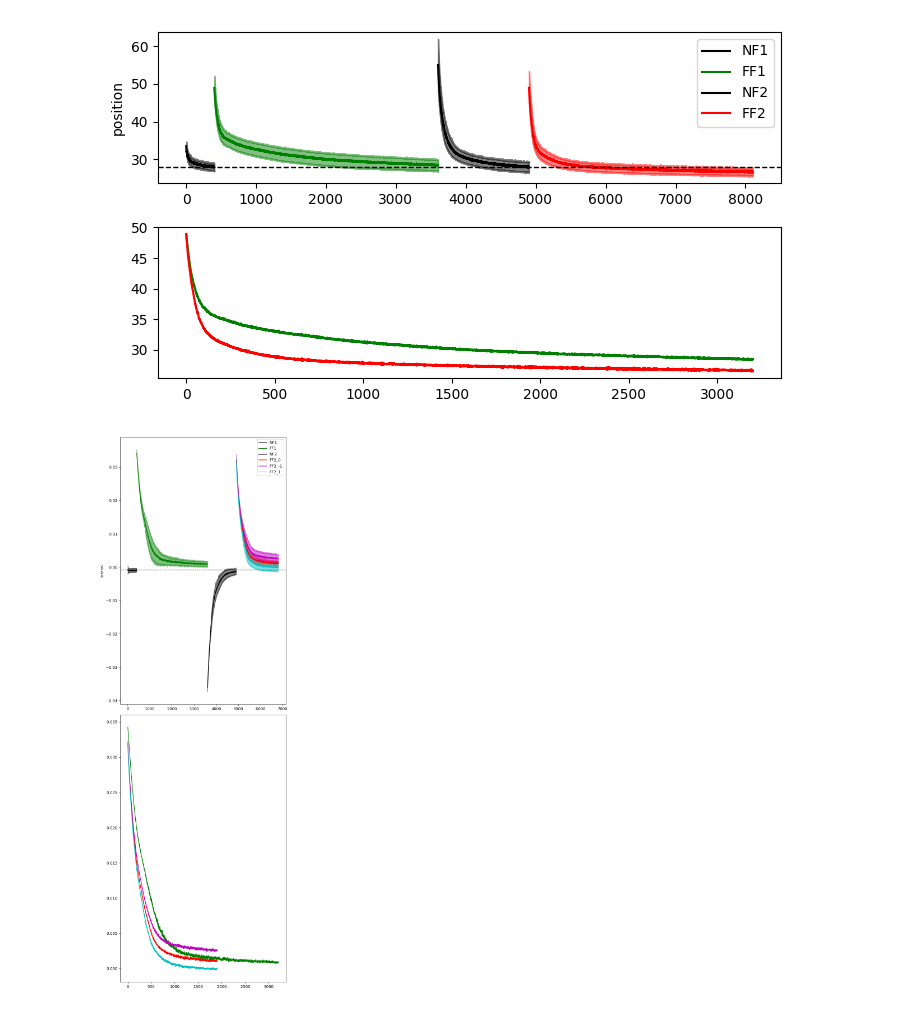
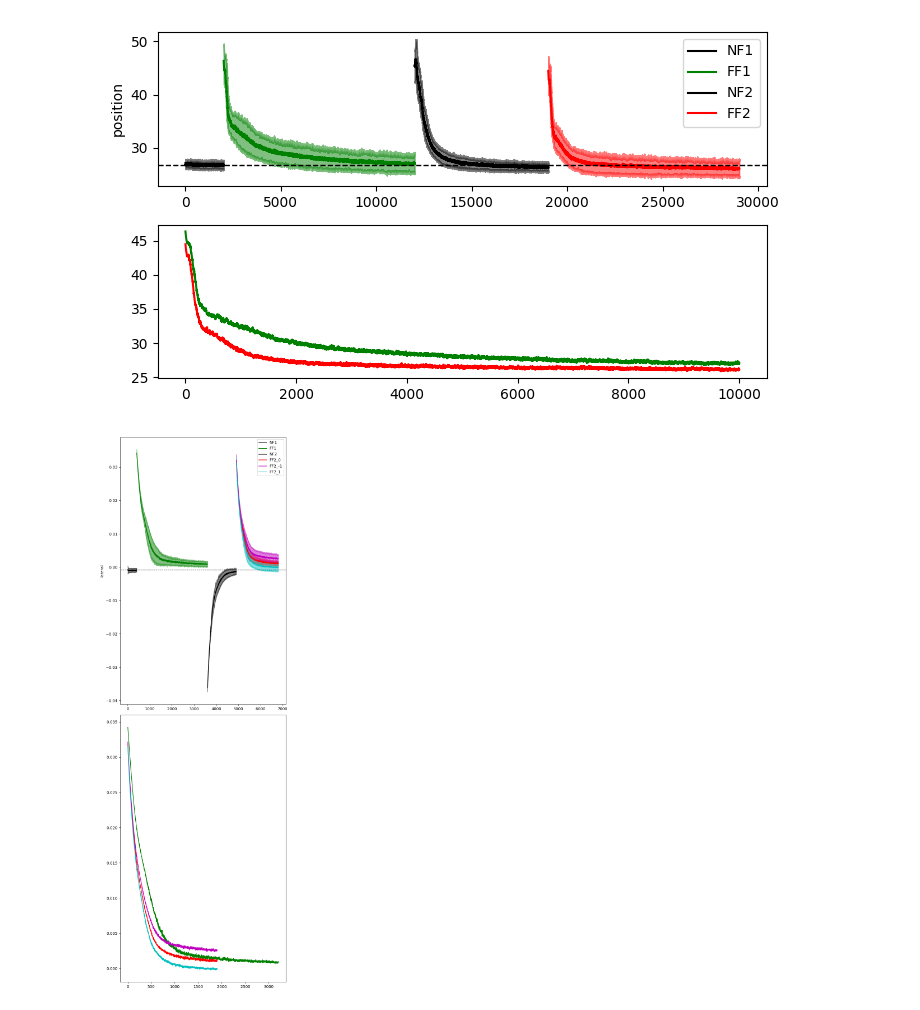
Before and after one commit to mshahbazi1997/MotorSavingModel, a Jupyter notebook: notebooks/test_saving.ipynb, the cells around one changed output. Saved outputs shown, nothing was run; the diff lists cells and outputs as text; code cells hidden in the pictures.

```diff
--- a/notebooks/test_saving.ipynb
+++ b/notebooks/test_saving.ipynb
@@ -11,18 +11,18 @@ import matplotlib.pyplot as plt
 # %%
 #phase = {'NF2':[0]}
 phase = {'NF1':[0],'FF1':[8],'NF2':[0],'FF2':[8]}
 
-folder_name = 'Sim_simple_16'
+folder_name = 'Sim_all_32'
 loss_type = 'position'
 ignore = []
 
 
 fig, ax = plot_learning(folder_name,num_model=20,w=1,phases=phase,loss_type=loss_type,figsize=(7,4),ignore=ignore,show_saving=True)
 plt.tight_layout()
 plt.show()
 #fig.savefig(os.path.join(data_dir,'learning_curve_pos.png'),dpi=300)
 # %% [output]
-[figure, old version]
+[figure, new version]
 # %%
 phase = {'NF1':[0],'FF1':[8],'NF2':[0],'FF2':[8]}
 folder_name = 'Sim_simple2'
```
Also changed, not shown: 3 other files.
